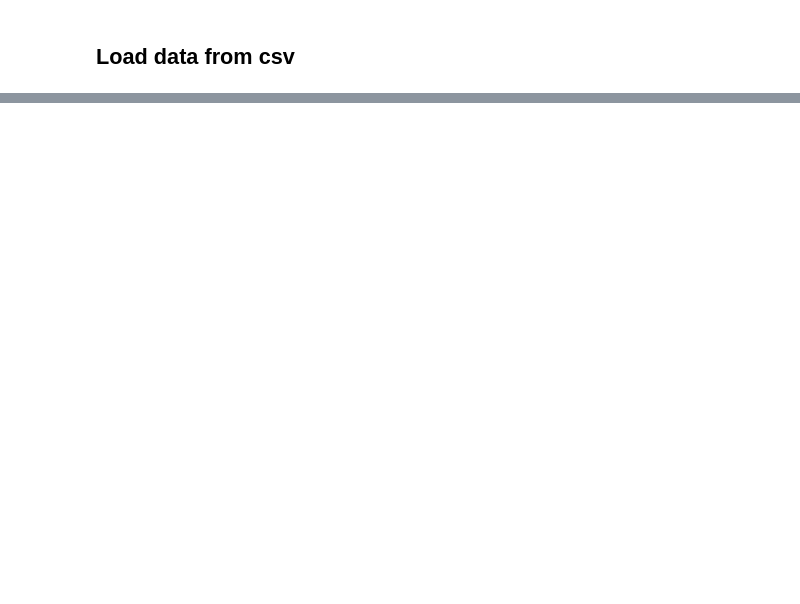
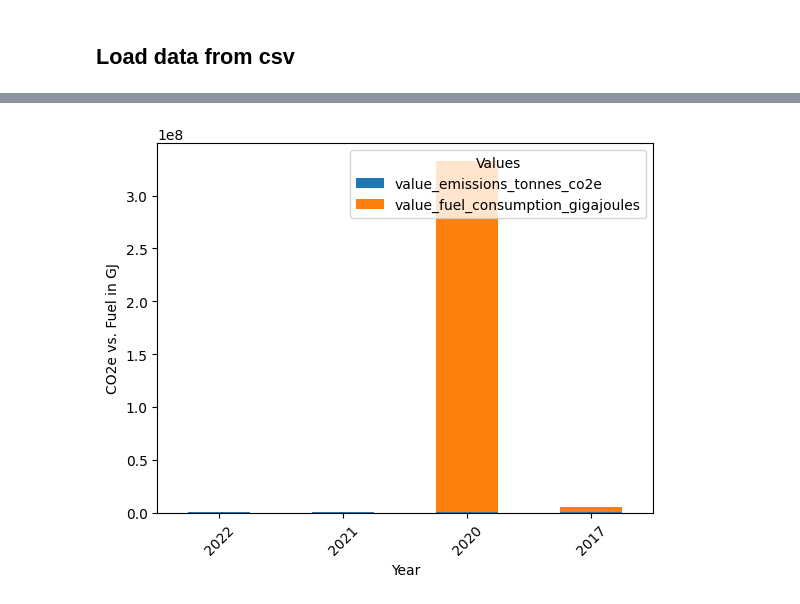
Before and after one commit to RobinRojowiec/htw-analytical-applications, a Jupyter notebook: notebooks/data_preparation_berlin.ipynb, the cells around one changed output, grey strips where cells are left out. Cells and saved outputs as stored; diff of their text form; code cells hidden in the pictures; blank space fills up the shorter version.

```diff
--- a/notebooks/data_preparation_berlin.ipynb
+++ b/notebooks/data_preparation_berlin.ipynb
@@ -20,0 +174,4 @@ carbon_data_frame = pd.read_csv(file_name, header=4) # as the top rows are comme
+# %%
+import matplotlib.pyplot as plt
+airbus = df_joined[df_joined.Company=="Airbus Group"]
+airbus.head()
@@ -20,0 +184,11 @@ carbon_data_frame = pd.read_csv(file_name, header=4) # as the top rows are comme
+# %%
+grouped = airbus.plot(kind='bar', stacked=True, x="Year")
+
+# Plot stacked bar chart
+plt.xlabel('Year')
+plt.ylabel('CO2e vs. Fuel in GJ')
+plt.legend(title='Values', loc='upper right')
+plt.xticks(rotation=45)  # Rotate x-axis labels for better readability
+plt.show()
+# %% [output]
+[figure, added]
```
Also changed, not shown: parts of 32 cells of this notebook, 1 other file.
